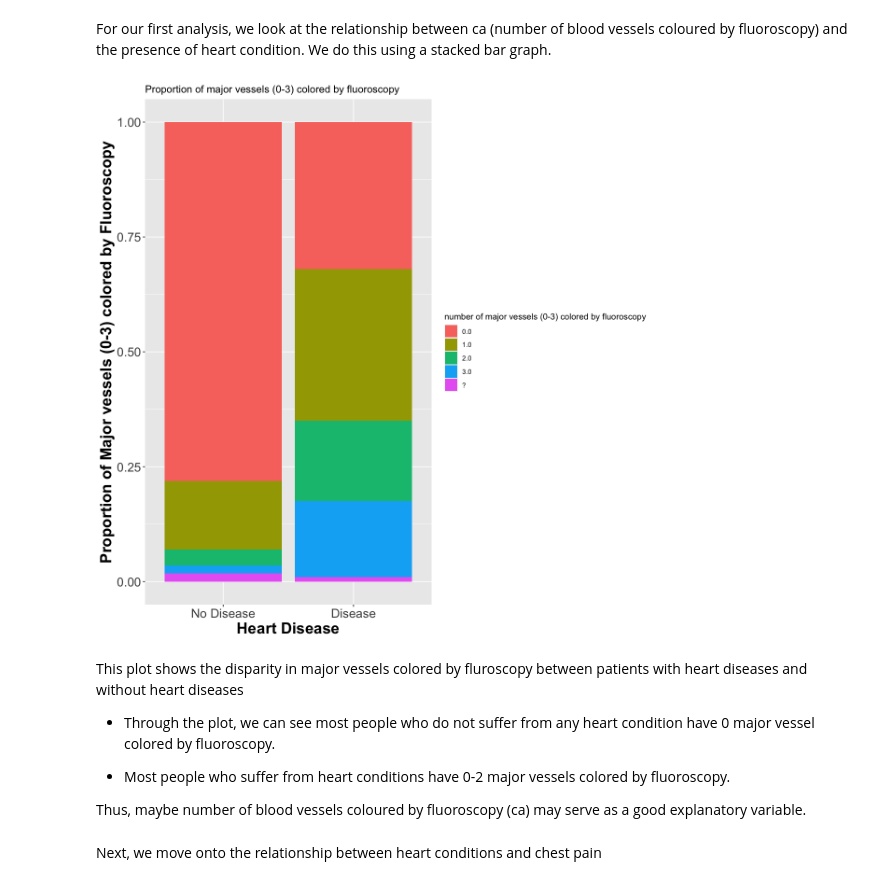
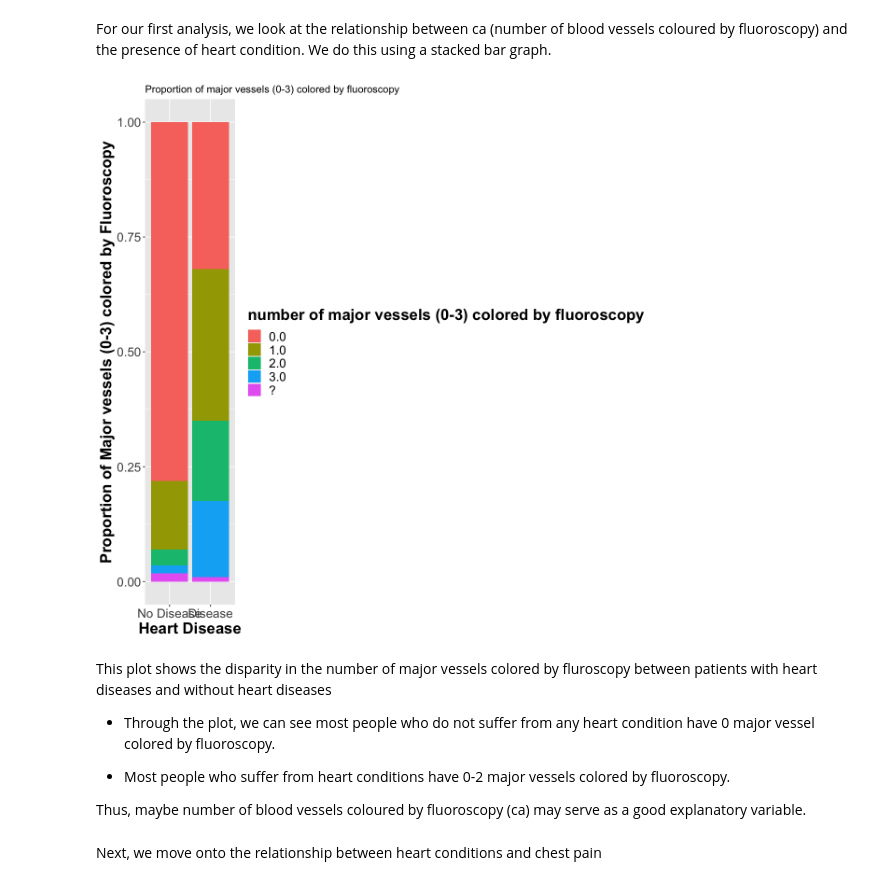
Before and after one commit to davinleong/group_project, a Jupyter notebook: project_report.ipynb, the cells around one changed output. Cells and saved outputs as stored; diff of their text form; code cells hidden in the pictures.

```diff
--- a/project_report.ipynb
+++ b/project_report.ipynb
@@ -136,19 +119,22 @@ For our first analysis, we look at the relationship between ca (number of blood
 # %%
 options(repr.plot.height = 10, repr.plot.width = 10)
 
 plot1 <- train_set %>%
 ggplot(aes(x=num,fill=ca)) +
 geom_bar(position="fill") +
 labs(x="Heart Disease",y="Proportion of Major vessels (0-3) colored by Fluoroscopy", fill="number of major vessels (0-3) colored by fluoroscopy") +
 scale_x_discrete(breaks = c(0,1), labels = c("No Disease", "Disease")) +
 ggtitle("Proportion of major vessels (0-3) colored by fluoroscopy") +
-theme(axis.text=element_text(size=16),axis.title=element_text(size=20,face="bold"))
+theme(axis.text=element_text(size=16),
+     axis.title=element_text(size=20,face="bold"),
+     legend.text = element_text(size = 16),
+     legend.title = element_text(size = 20, face = "bold"))
 
 plot1
 # %% [output]
-[figure, old version]
+[figure, new version]
 # %% [markdown]
-This plot shows the disparity in major vessels colored by fluroscopy between patients with heart diseases and without heart diseases
+This plot shows the disparity in the number of major vessels colored by fluroscopy between patients with heart diseases and without heart diseases
 
 * Through the plot, we can see most people who do not suffer from any heart condition have 0 major vessel colored by fluoroscopy.
 
```
Also changed, not shown: parts of 7 cells of this notebook.
